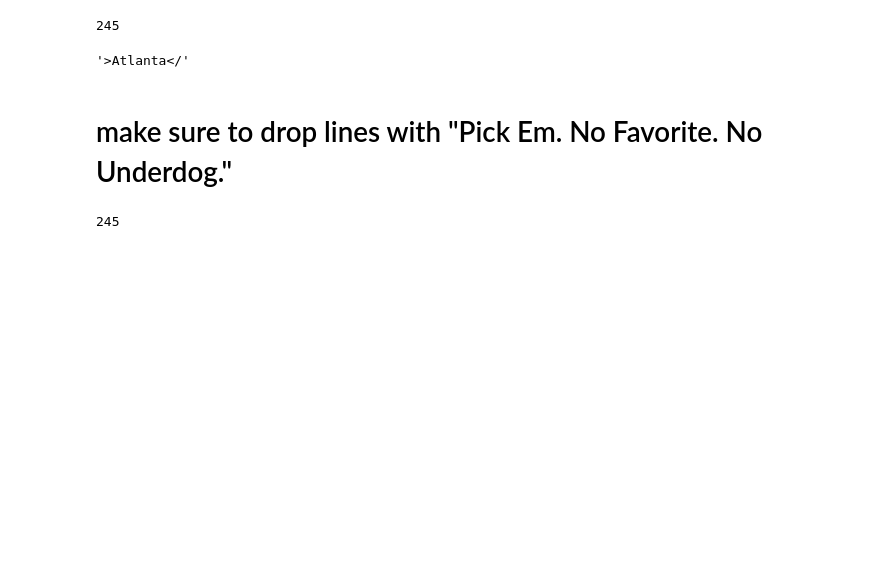
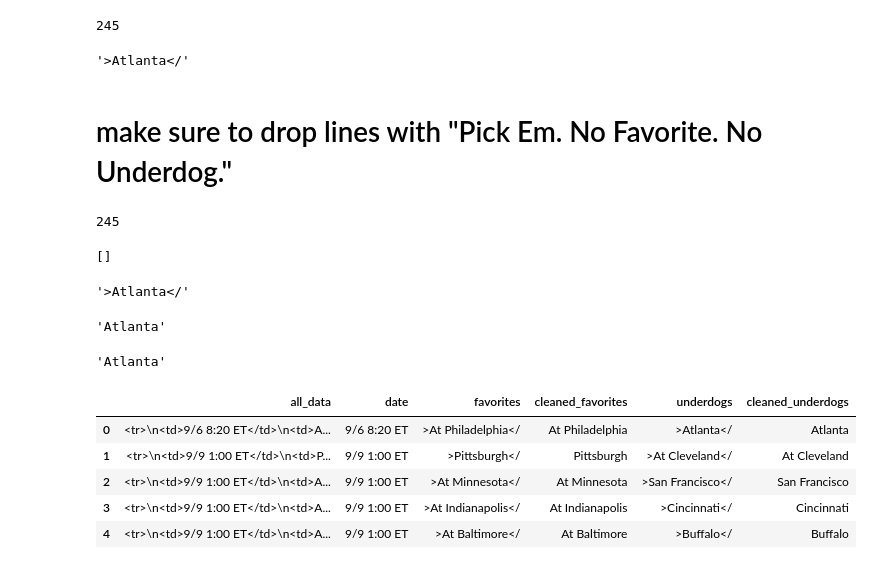
Before and after one commit to chutch303/nfl_bets, a Jupyter notebook: scrape_nfl.ipynb, the cells around one changed output. Cells and saved outputs as stored; diff of their text form; code cells hidden in the pictures; blank space fills up the shorter version.

```diff
--- a/scrape_nfl.ipynb
+++ b/scrape_nfl.ipynb
@@ -263,3 +263,11 @@ for x in week1_df['underdogs']:
 len(cleaned_underdogs)
 # %% [output]
 245
+# %%
+cleaned_underdogs
+# %% [output]
+[]
+# %%
+week1_df['underdogs'][0]
+# %% [output]
+'>Atlanta</'
@@ -265,0 +277,18 @@ len(cleaned_underdogs)
+# %%
+und2[:-1]
+# %% [output]
+'Atlanta'
+# %%
+week1_df['underdogs'][0].replace('<', '').replace('>', '').replace('/', '')
+# %% [output]
+'Atlanta'
+# %%
+week1_df['cleaned_underdogs'] = cleaned_underdogs
+week1_df.head()
+# %% [output]
+|  | all_data | date | favorites | cleaned_favorites | underdogs | cleaned_underdogs |
+| 0 | <tr>\n<td>9/6 8:20 ET</td>\n<td>A... | 9/6 8:20 ET | >At Philadelphia</ | At Philadelphia | >Atlanta</ | Atlanta |
+| 1 | <tr>\n<td>9/9 1:00 ET</td>\n<td>P... | 9/9 1:00 ET | >Pittsburgh</ | Pittsburgh | >At Cleveland</ | At Cleveland |
+| 2 | <tr>\n<td>9/9 1:00 ET</td>\n<td>A... | 9/9 1:00 ET | >At Minnesota</ | At Minnesota | >San Francisco</ | San Francisco |
+| 3 | <tr>\n<td>9/9 1:00 ET</td>\n<td>A... | 9/9 1:00 ET | >At Indianapolis</ | At Indianapolis | >Cincinnati</ | Cincinnati |
+| 4 | <tr>\n<td>9/9 1:00 ET</td>\n<td>A... | 9/9 1:00 ET | >At Baltimore</ | At Baltimore | >Buffalo</ | Buffalo |
```
Also changed, not shown: parts of 10 cells of this notebook.
